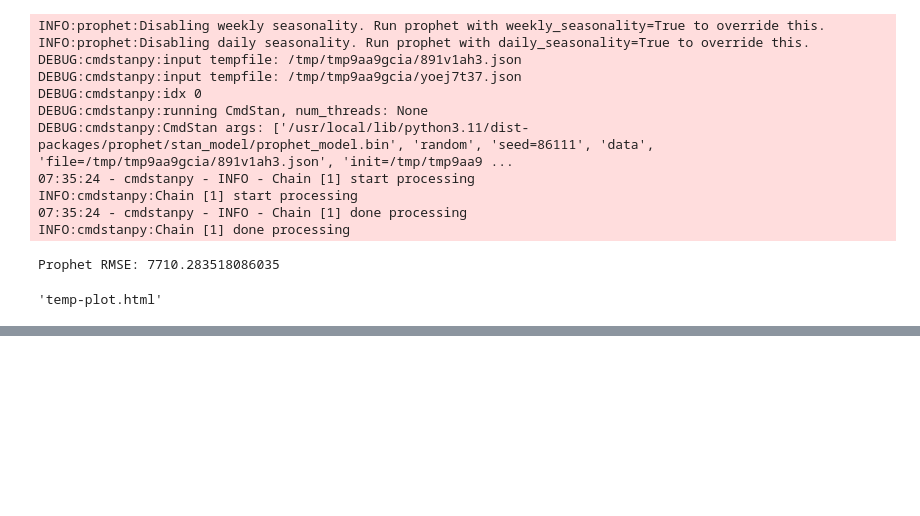
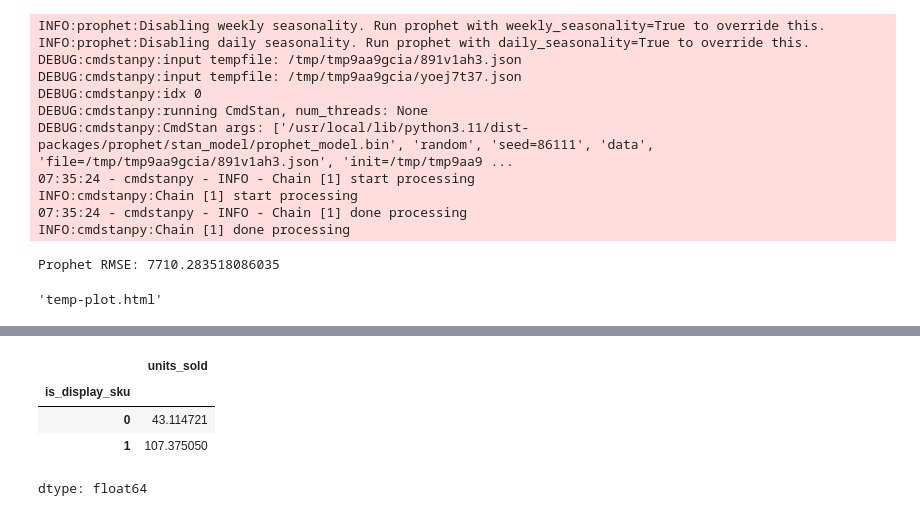
Before and after one commit to sai-chandan1/ML, a Jupyter notebook: predictive_analysis_of_my_store.ipynb, the cells around one changed output, grey strips where cells are left out. Cells and saved outputs as stored; diff of their text form; code cells hidden in the pictures; blank space fills up the shorter version.

```diff
--- a/predictive_analysis_of_my_store.ipynb
+++ b/predictive_analysis_of_my_store.ipynb
@@ -691,0 +719,11 @@ py.plot([actual_chart, predict_chart, predict_chart_upper, predict_chart_lower])
+# %%
+#Effect of Featuring/Displaying
+feature_effect = data.groupby('is_featured_sku')['units_sold'].mean()
+display_effect = data.groupby('is_display_sku')['units_sold'].mean()
+display_effect
+# %% [output]
+|  | units_sold |
+| is_display_sku |  |
+| 0 | 43.114721 |
+| 1 | 107.375050 |
+dtype: float64
```
Also changed, not shown: parts of 8 cells of this notebook.
